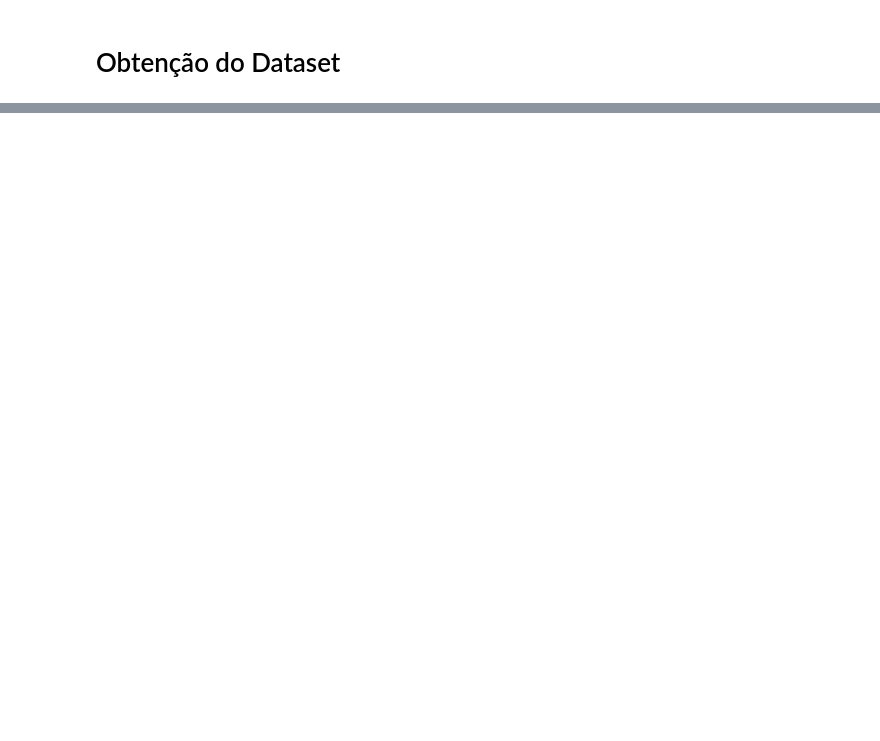
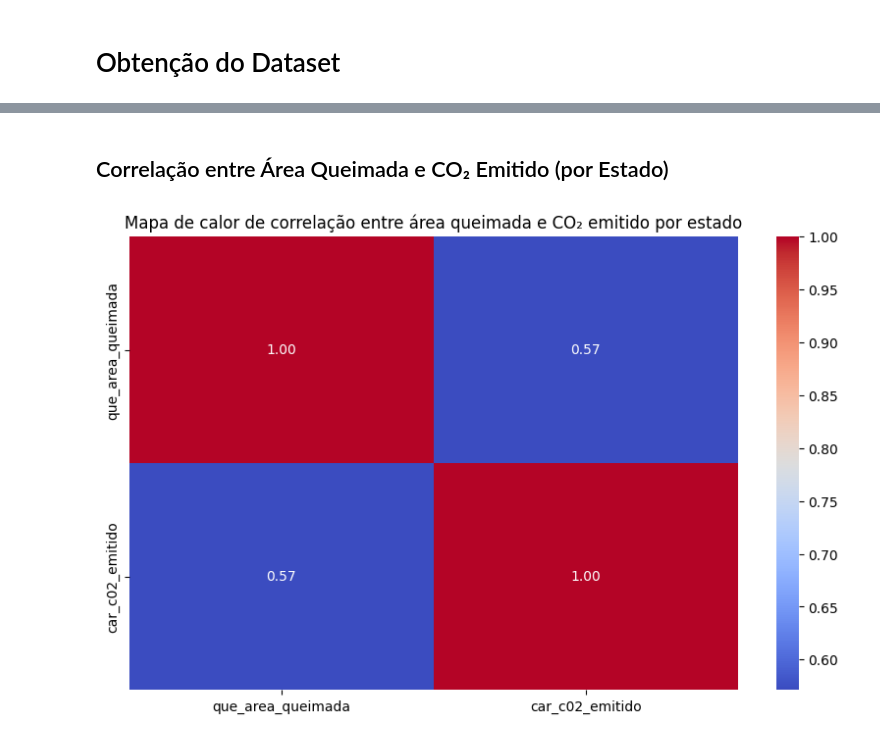
Before and after one commit to SirSirocco/DataScience_2025_1, a Jupyter notebook: src/_exploratory_analysis/sprint01_exploratory_analysis.ipynb, the cells around one changed output, grey strips where cells are left out. Saved outputs shown, nothing was run; the diff lists cells and outputs as text; code cells hidden in the pictures; blank space fills up the shorter version.

```diff
--- a/src/_exploratory_analysis/sprint01_exploratory_analysis.ipynb
+++ b/src/_exploratory_analysis/sprint01_exploratory_analysis.ipynb
@@ -297,0 +471,13 @@ HAN, Jiawei; KAMBER, Micheline; PEI, Jian. **Data mining: concepts and technique
+# %% [markdown]
+## Correlação entre Área Queimada e CO₂ Emitido (por Estado)
+# %%
+df_estado = df.groupby("_estado")[["que_area_queimada", "car_c02_emitido"]].sum().reset_index()
+matriz_corr_estado = df_estado[["que_area_queimada", "car_c02_emitido"]].corr()
+
+# Mapa de calor de correlação entre Área Queimada e CO₂ Emitido (por Estado)
+plt.figure(figsize=(10, 6))
+sns.heatmap(matriz_corr_estado, annot=True, fmt=".2f", cmap="coolwarm")
+plt.title("Mapa de calor de correlação entre área queimada e CO₂ emitido por estado")
+plt.show()
+# %% [output]
+[figure, added]
```
Also changed, not shown: parts of 57 cells of this notebook.
